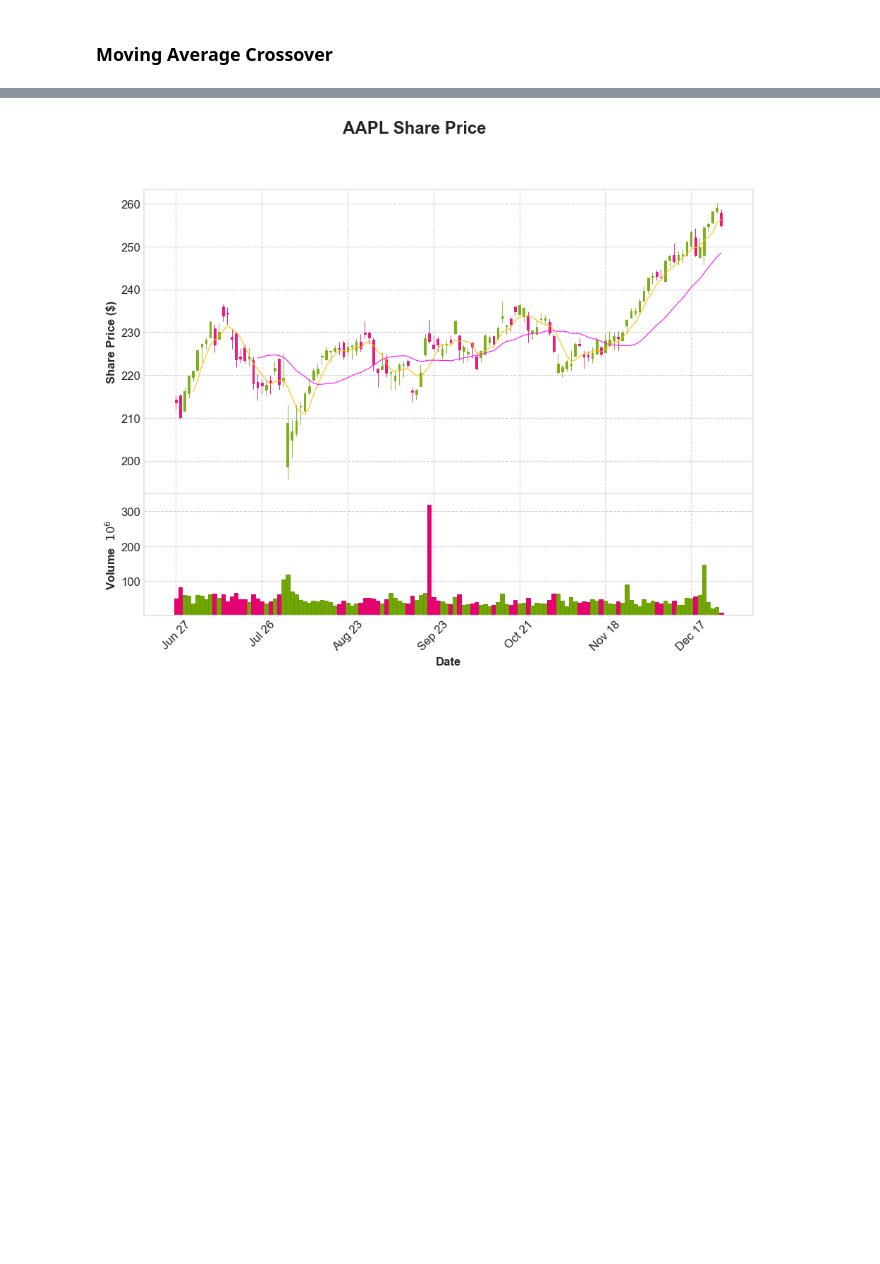
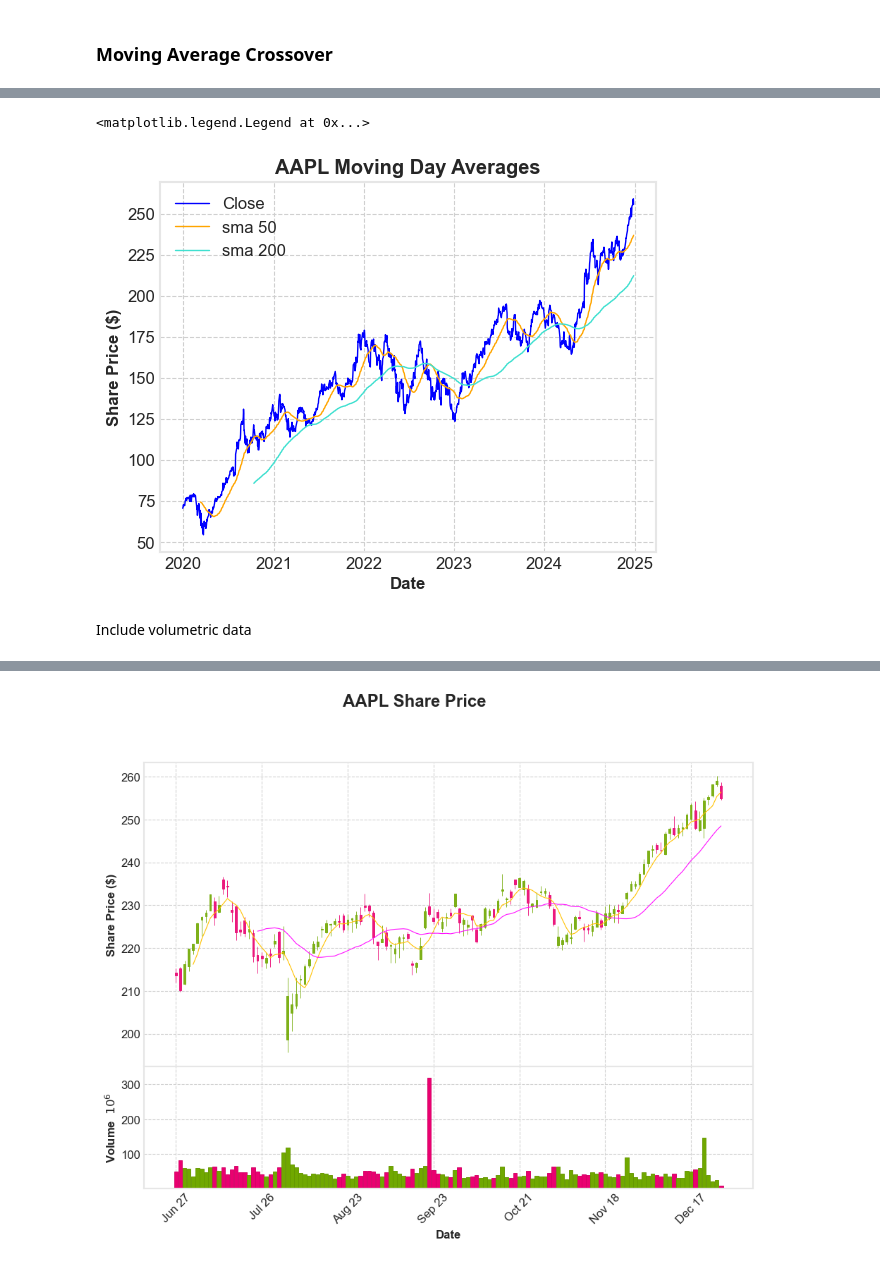
Before and after one commit to fdennehy/pfda-project, a Jupyter notebook: marketdata.ipynb, the cells around one changed output, grey strips where cells are left out. Saved outputs shown, nothing was run; the diff lists cells and outputs as text; code cells hidden in the pictures; blank space fills up the shorter version.

```diff
--- a/marketdata.ipynb
+++ b/marketdata.ipynb
@@ -153,11 +259,0 @@ market_data
-# %%
-# Add moving average crossover (mac) trading signal
-
-# Initialize mac signal column with all values set to 0.0
-market_data['mac_signal'] = 0.0
-
-# Set signal values depending on greater of moving averages. A value of 1 indicates a buy signal, -1 indicates Sell.
-market_data['mac_signal'][market_data['short_sma'] > market_data['long_sma']] = 1
-market_data['mac_signal'][market_data['short_sma'] > market_data['long_sma']] = -1
-
-market_data
@@ -195,0 +300,27 @@ See the caveats in the documentation: https://pandas.pydata.org/pandas-docs/stab
+# %%
+# Plot the Closing prices and the Moving Average
+
+plt.style.use('seaborn-v0_8-pastel')
+
+# plot figure and axes
+fig, ax = plt.subplots()
+
+# Title.
+ax.set_title(ticker + " Moving Day Averages", weight='bold')
+
+# Axis labels.
+ax.set_xlabel('Date', weight='bold')
+ax.set_ylabel('Share Price ($)', weight ='bold')
+
+# Generate plot
+ax.plot(market_data["Close"], color = 'blue', linewidth = 1, label = 'Close')
+ax.plot(market_data["sma "+ str(short_window)], color = 'orange', linewidth = 1, label = 'sma ' + str(short_window))
+ax.plot(market_data["sma "+ str(long_window)], color = 'turquoise', linewidth = 1, label = 'sma ' + str(long_window))
+#ax.plot(market_data['Volume'])
+
+plt.legend(loc=2)
+# %% [output]
+<matplotlib.legend.Legend at 0x...>
+[figure, added]
+# %% [markdown]
+Include volumetric data
```
Also changed, not shown: parts of 23 cells of this notebook, 2 other files.
